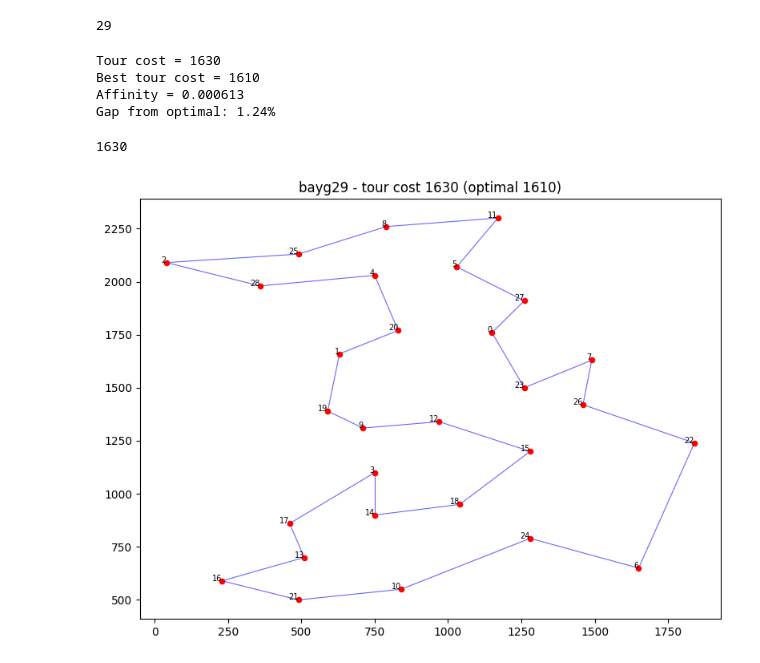
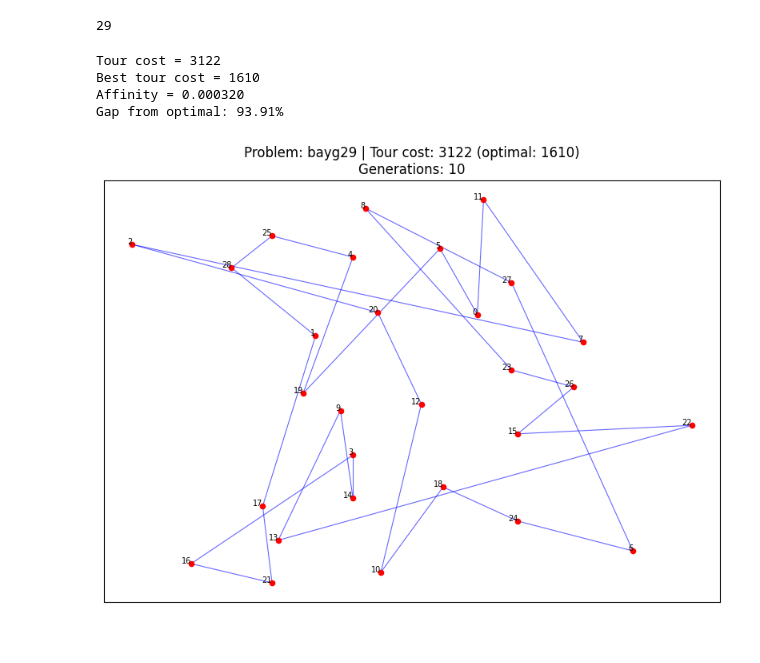
Before and after one commit to pawlowiczf/Computational-Intelligence, a Jupyter notebook: clonalg/experiments/tsp/main.ipynb, the cells around one changed output. Saved outputs shown, nothing was run; the diff lists cells and outputs as text; code cells hidden in the pictures.

```diff
--- a/clonalg/experiments/tsp/main.ipynb
+++ b/clonalg/experiments/tsp/main.ipynb
@@ -70,6 +70,8 @@ def plot_tsp(coords: np.ndarray, tour: np.ndarray, title: str = "TSP solution"):
         ax.annotate(str(i), (x, y), fontsize=7, ha="right")
 
     ax.set_title(title)
+    ax.set_xticks([])
+    ax.set_yticks([])
     plt.tight_layout()
     plt.show()
 # %%
@@ -143,4 +185,12 @@ config = {
         "antibody_factory": factory,
         "n_generations": 1000,
     },
+    "default": {
+        "population_size": 80,
+        "clone_factor": 0.15,
+        "rho": 5.0,
+        "suppression_threshold": 4.0,
+        "antibody_factory": factory,
+        "n_generations": 1000,
+    },
 }
@@ -152,33 +197,8 @@ memory.sort(key=lambda ab: ab.affinity(None), reverse=True)
-# %%
-best = memory[0]
-best_tour = np.concatenate(([1], best.genes))
-
-print(f"Tour cost = {tour_cost(best_tour, problem)}")
-print(f"Best tour cost = {solutions[PROBLEM_NAME]}")
-
-print(f"Affinity = {best.affinity(None):.6f}")
-print(
-    f"Gap from optimal: {gap(tour_cost(best_tour, problem), solutions[PROBLEM_NAME]):.2f}%"
-)
-# %% [output]
-Tour cost = 1630
-Best tour cost = 1610
-Affinity = 0.000613
-Gap from optimal: 1.24%
-# %%
-tour_cost(best_tour, problem)
-# %% [output]
-1630
-# %%
-coords_dict = problem.node_coords or problem.display_data
-if not coords_dict:
-    raise ValueError(f"{PROBLEM_NAME} nie ma współrzędnych do narysowania")
-
-coords = np.array([coords_dict[i + 1] for i in range(n_cities)])
-plot_tsp(
-    coords,
-    best.genes - 1,
-    title=f"{PROBLEM_NAME} - tour cost {tour_cost(best_tour, problem)} (optimal {solutions[PROBLEM_NAME]})",
-)
-# %% [output]
-[figure, removed]
+# %%
+run_clonalg(PROBLEM_NAME, problem, config, solutions, n_cities, n_generations=10)
+# %% [output]
+Tour cost = 3122
+Best tour cost = 1610
+Affinity = 0.000320
+Gap from optimal: 93.91%
+[figure, added]
```
Also changed, not shown: parts of 16 cells of this notebook, 1 other file.
